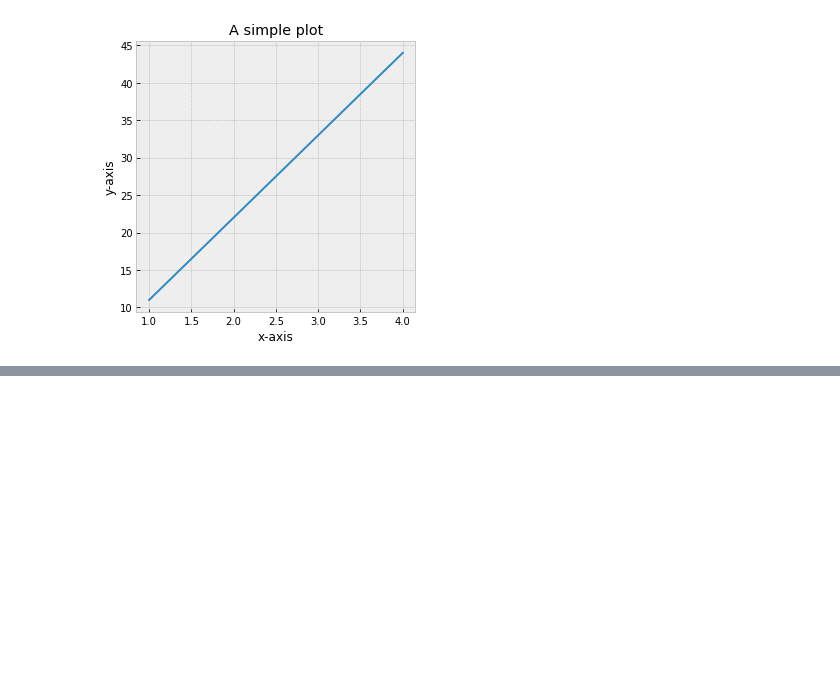
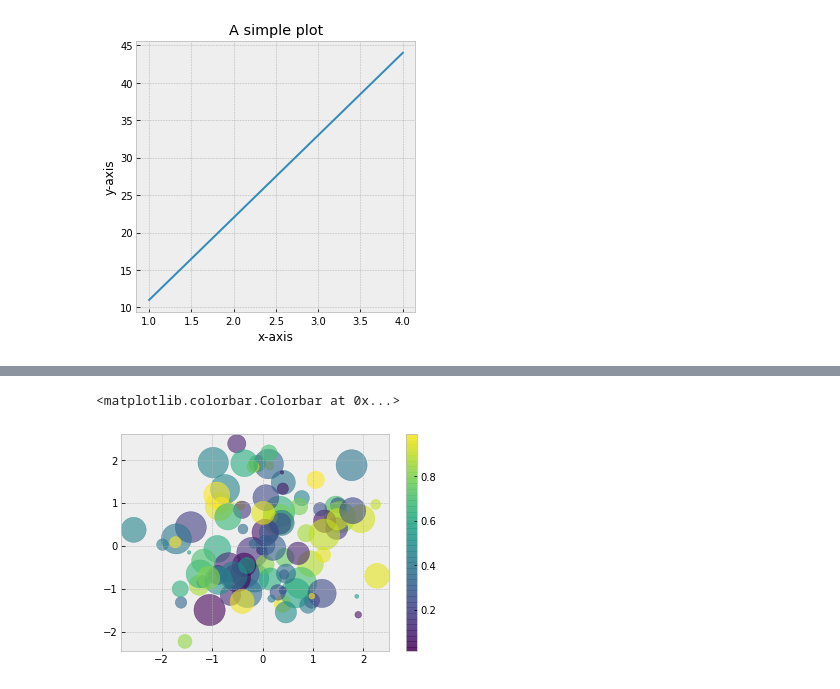
Before and after one commit to hung1012/ML-Basics, a Jupyter notebook: Matplotlib_Basics.ipynb, the cells around one changed output, grey strips where cells are left out. Drawn from its saved outputs; the diff is of its cells as text; code cells hidden in the pictures; blank space fills up the shorter version.

```diff
--- a/Matplotlib_Basics.ipynb
+++ b/Matplotlib_Basics.ipynb
@@ -58,0 +90,14 @@ ax.set(title = "A simple plot",
+# %%
+# OO API
+
+# Prepare New Data
+rng = np.random.RandomState(0)
+x = rng.randn(100)
+y = rng.randn(100)
+fig, ax = plt.subplots()
+img1 = ax.scatter(x,y, s= 1000*rng.rand(100), c=rng.rand(100), alpha =0.6);
+
+fig.colorbar(img1)
+# %% [output]
+<matplotlib.colorbar.Colorbar at 0x...>
+[figure, added]
```
Also changed, not shown: parts of 9 cells of this notebook.
